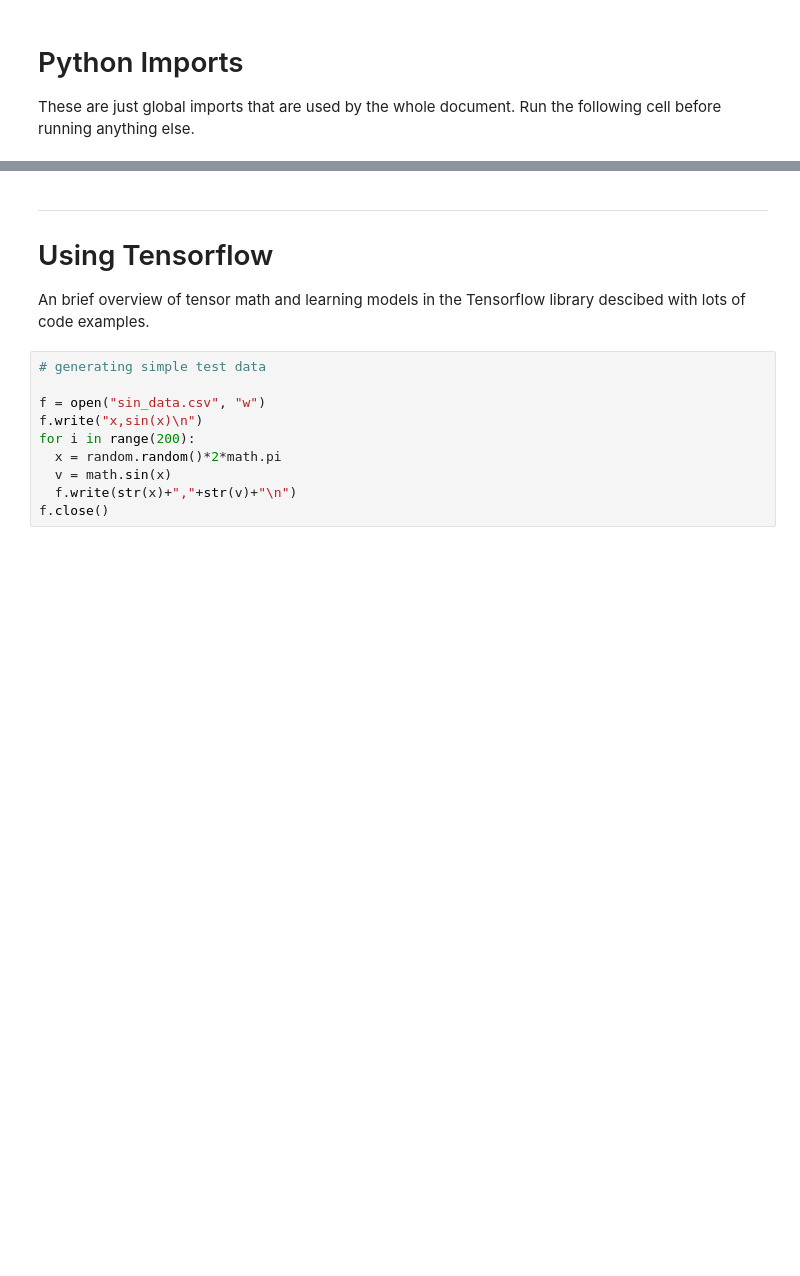
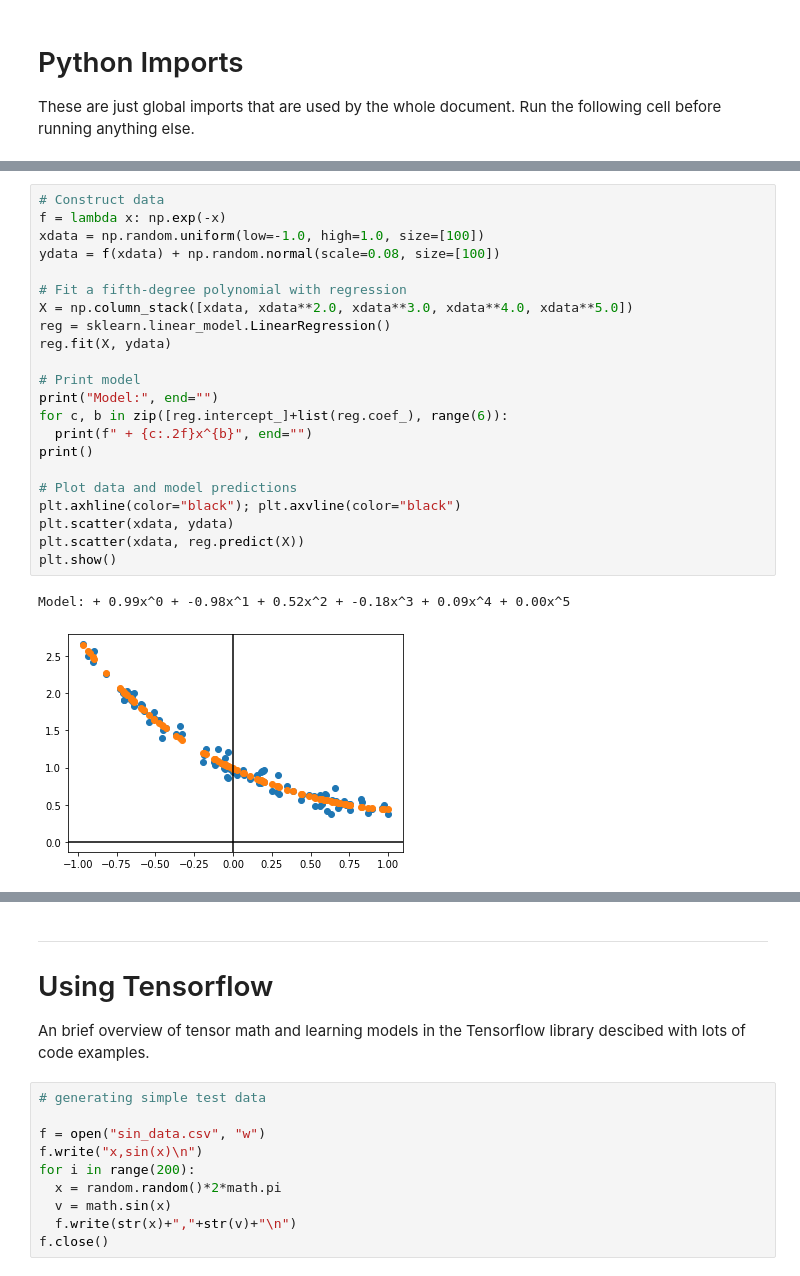
Before and after one commit to cps491sp21-team13/cps491sp21-main-repo, a Jupyter notebook: CPS491.ipynb, the cells around one changed output, grey strips where cells are left out. Cells and saved outputs as stored; diff of their text form; blank space fills up the shorter version.

```diff
--- a/CPS491.ipynb
+++ b/CPS491.ipynb
@@ -66,0 +201,25 @@ $$ f(x) = \sum_{n=0}^{\infty} \frac{f^{(n)}(a)}{n!} (x - a)^n \qquad \forall x,
+# %%
+# Construct data
+f = lambda x: np.exp(-x)
+xdata = np.random.uniform(low=-1.0, high=1.0, size=[100])
+ydata = f(xdata) + np.random.normal(scale=0.08, size=[100])
+
+# Fit a fifth-degree polynomial with regression
+X = np.column_stack([xdata, xdata**2.0, xdata**3.0, xdata**4.0, xdata**5.0])
+reg = sklearn.linear_model.LinearRegression()
+reg.fit(X, ydata)
+
+# Print model
+print("Model:", end="")
+for c, b in zip([reg.intercept_]+list(reg.coef_), range(6)):
+  print(f" + {c:.2f}x^{b}", end="")
+print()
+
+# Plot data and model predictions
+plt.axhline(color="black"); plt.axvline(color="black")
+plt.scatter(xdata, ydata)
+plt.scatter(xdata, reg.predict(X))
+plt.show()
+# %% [output]
+Model: + 0.99x^0 + -0.98x^1 + 0.52x^2 + -0.18x^3 + 0.09x^4 + 0.00x^5
+[figure, added]
```
Also changed, not shown: parts of 98 cells of this notebook, 5 other files.
